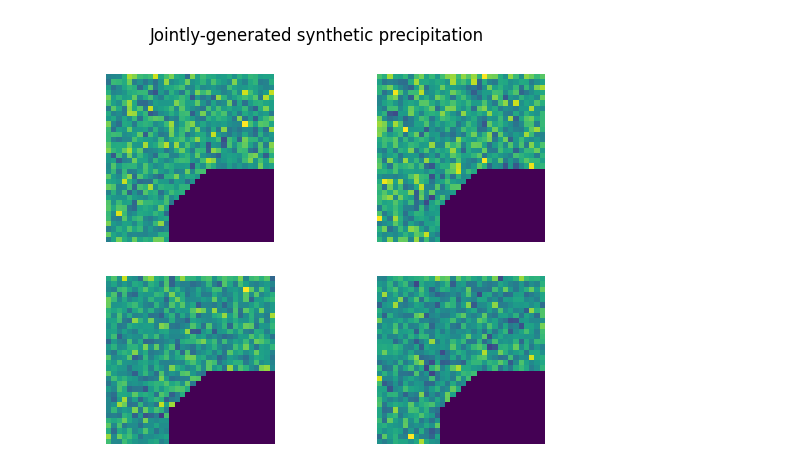
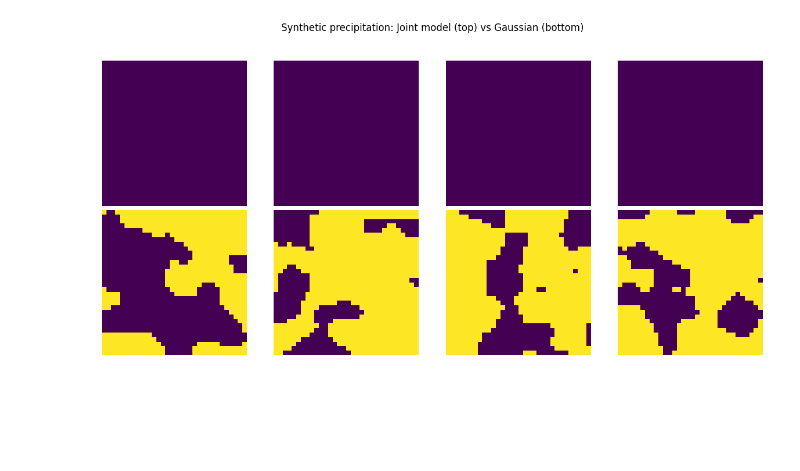
Before and after one commit to mgironamata/gen-rain, a Jupyter notebook: notebook.ipynb, the cells around one changed output. Drawn from its saved outputs; the diff is of its cells as text; code cells hidden in the pictures; blank space fills up the shorter version.

```diff
--- a/notebook.ipynb
+++ b/notebook.ipynb
@@ -42,11 +67,8 @@ if __name__ == "__main__":
 # %%
 device = 'cuda' if torch.cuda.is_available() else 'cpu'
 
-# ---- synthetic dataset from previous step --------------
-# from synthetic_rain import GaussianRainfieldGenerator   # same file / import
-gen = GaussianRainfieldGenerator(grid_height=16, grid_width=16)
-rainset = gen.make_dataset(10_000)
-loader  = DataLoader(rainset, batch_size=64, shuffle=True,
+rainset = gen.make_dataset(10_000, occurrence_only=occurrence_only)  # 1000 synthetic days
+loader  = DataLoader(rainset, batch_size=128, shuffle=True,
                       num_workers=0, pin_memory=True)
 # %%
 # ---- train ---------------------------------------------
@@ -66,12 +87,17 @@ Epoch 10: Lmask=0.5160 | Lamt=0.5834
 # %%
-
-fields = sample(model, n=4)               # (4,1,64,64)
-
-import matplotlib.pyplot as plt
-for i in range(4):
-    plt.subplot(2,2,i+1); plt.imshow(fields[i,0], origin='lower')
-    plt.axis('off')
-plt.suptitle("Jointly-generated synthetic precipitation")
-plt.show()
+fields = sample(model, n=4, occurrence_only=occurrence_only)
+fields_generated = gen.sample_precip(n_samples=4, occurrence_only=occurrence_only)
-# %% [output]
-[figure, removed]
+# %%
+fig, axes = plt.subplots(2, 4, figsize=(12, 6))
+for i in range(4):
+    axes[0, i].imshow(fields[i, 0], origin='lower')
+    axes[0, i].axis('off')
+    axes[1, i].imshow(fields_generated[i, 0], origin='lower')
+    axes[1, i].axis('off')
+axes[0, 0].set_ylabel("Joint Model")
+axes[1, 0].set_ylabel("Gaussian")
+plt.suptitle("Synthetic precipitation: Joint model (top) vs Gaussian (bottom)")
+plt.tight_layout(rect=[0, 0, 1, 0.95])
+plt.show()
+# %% [output]
+[figure, added]
```
Also changed, not shown: parts of 5 cells of this notebook, 1 other file.
